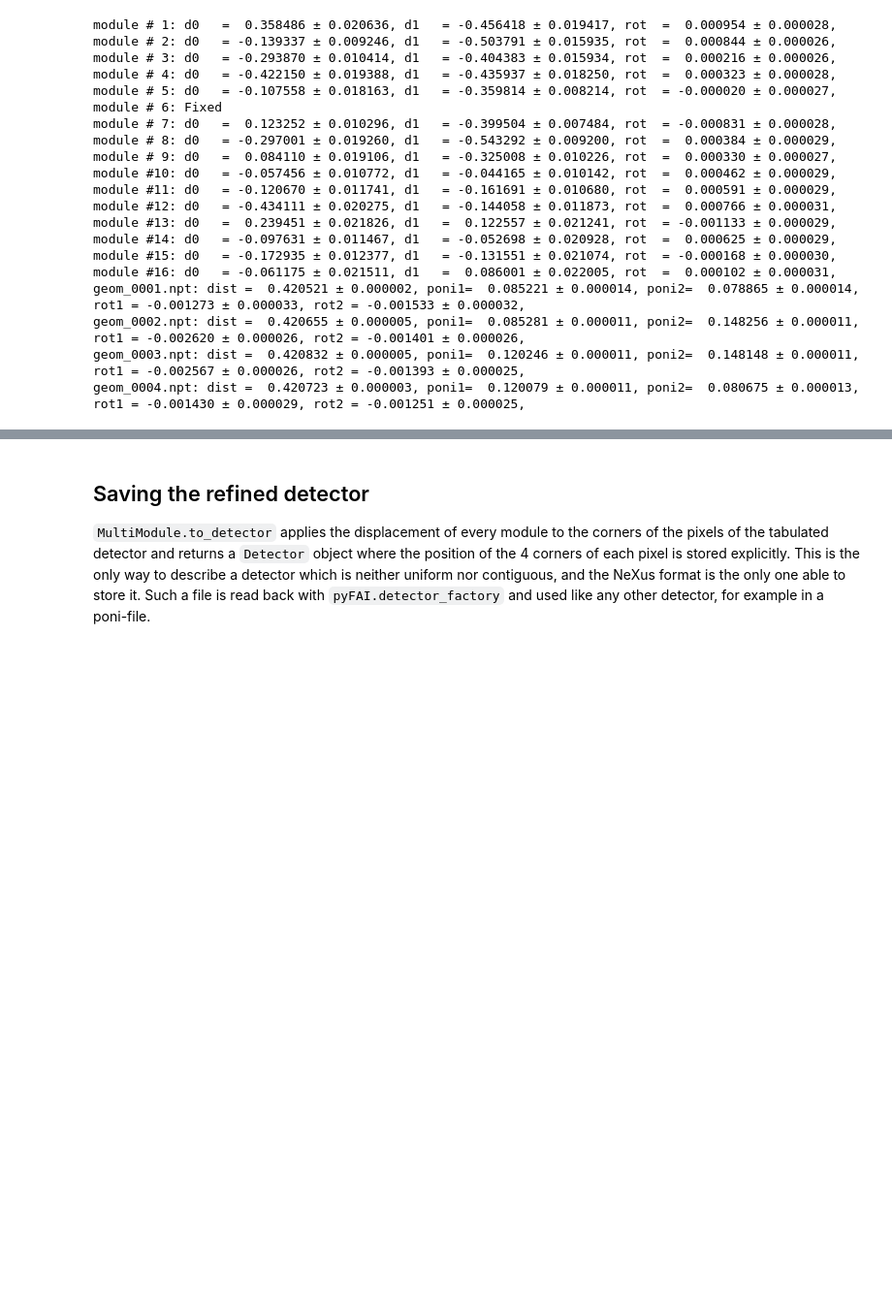
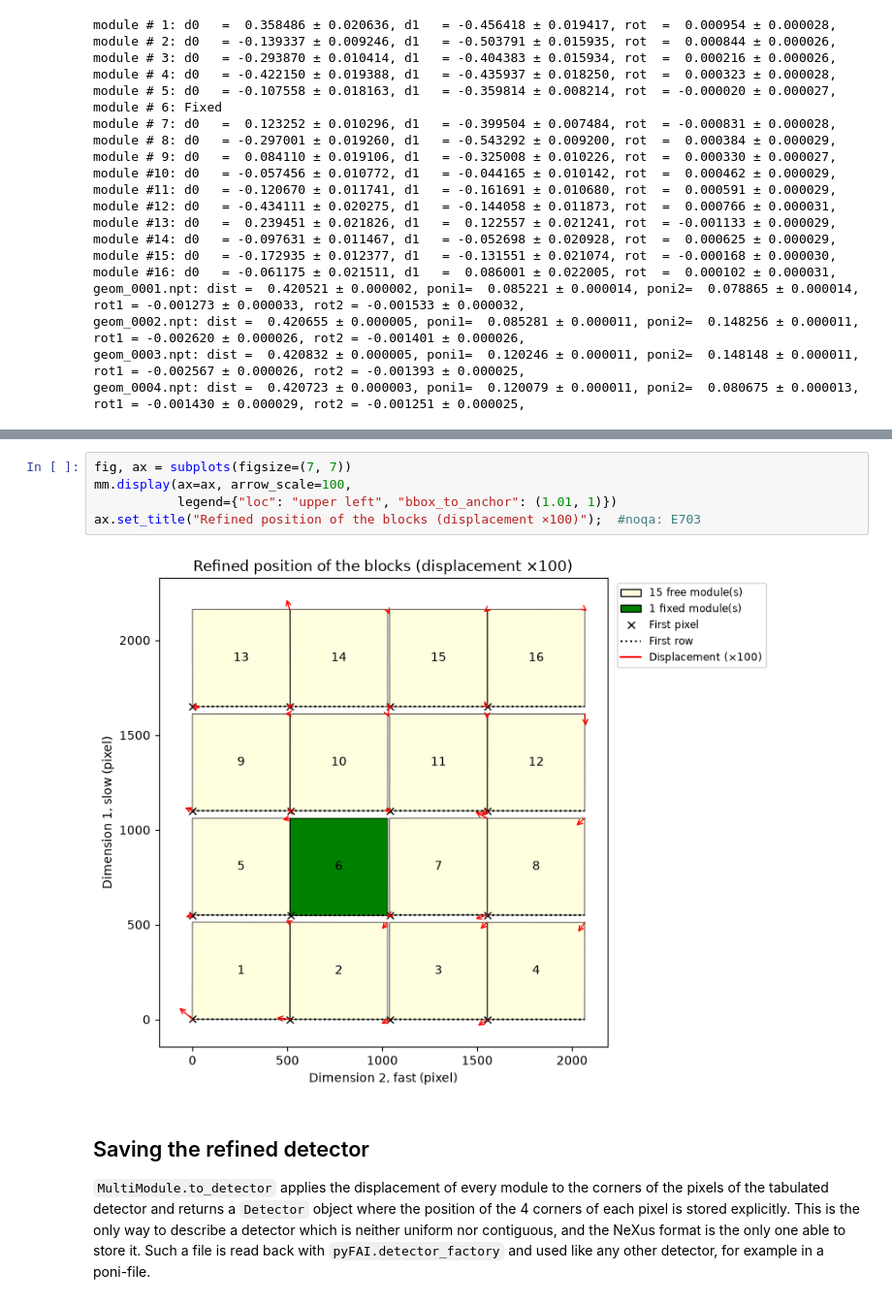
Before and after one commit to silx-kit/pyFAI, a Jupyter notebook: doc/source/usage/tutorial/Detector/Ring_Calibration/Eiger2-ID11_powder.ipynb, the cells around one changed output, grey strips where cells are left out. Shown at 97% size. Cells and saved outputs as stored; diff of their text form; blank space fills up the shorter version.

```diff
--- a/doc/source/usage/tutorial/Detector/Ring_Calibration/Eiger2-ID11_powder.ipynb
+++ b/doc/source/usage/tutorial/Detector/Ring_Calibration/Eiger2-ID11_powder.ipynb
@@ -287,3 +310,10 @@ Improvement of refined cost from 6.755191719005598 --> 3.4138453426171163
+# %%
+fig, ax = subplots(figsize=(7, 7))
+mm.display(ax=ax, arrow_scale=100,
+           legend={"loc": "upper left", "bbox_to_anchor": (1.01, 1)})
+ax.set_title("Refined position of the blocks (displacement ×100)");  #noqa: E703
+# %% [output]
+[figure, added]
 # %% [markdown]
 ## Saving the refined detector
 
```
Also changed, not shown: parts of 14 cells of this notebook, 2 other files.
